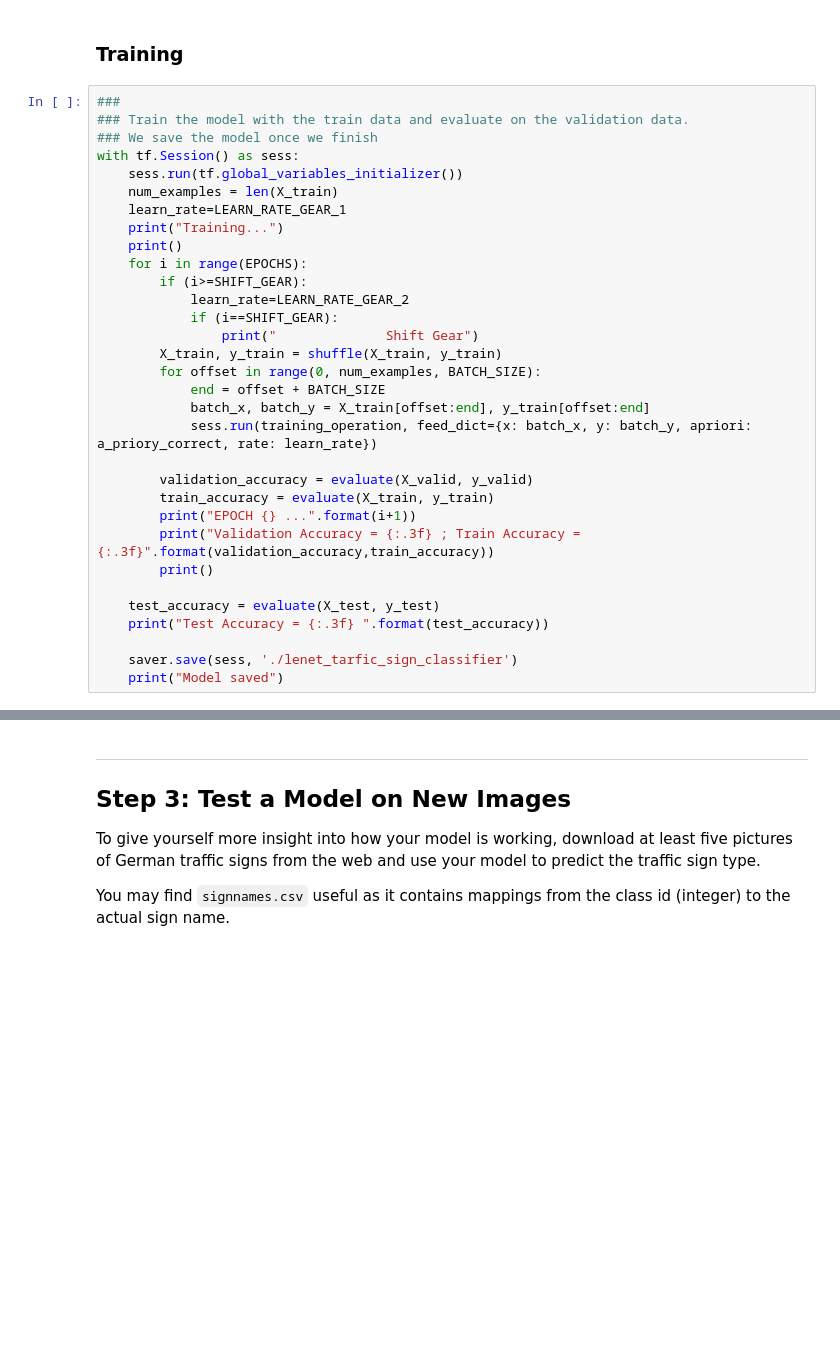
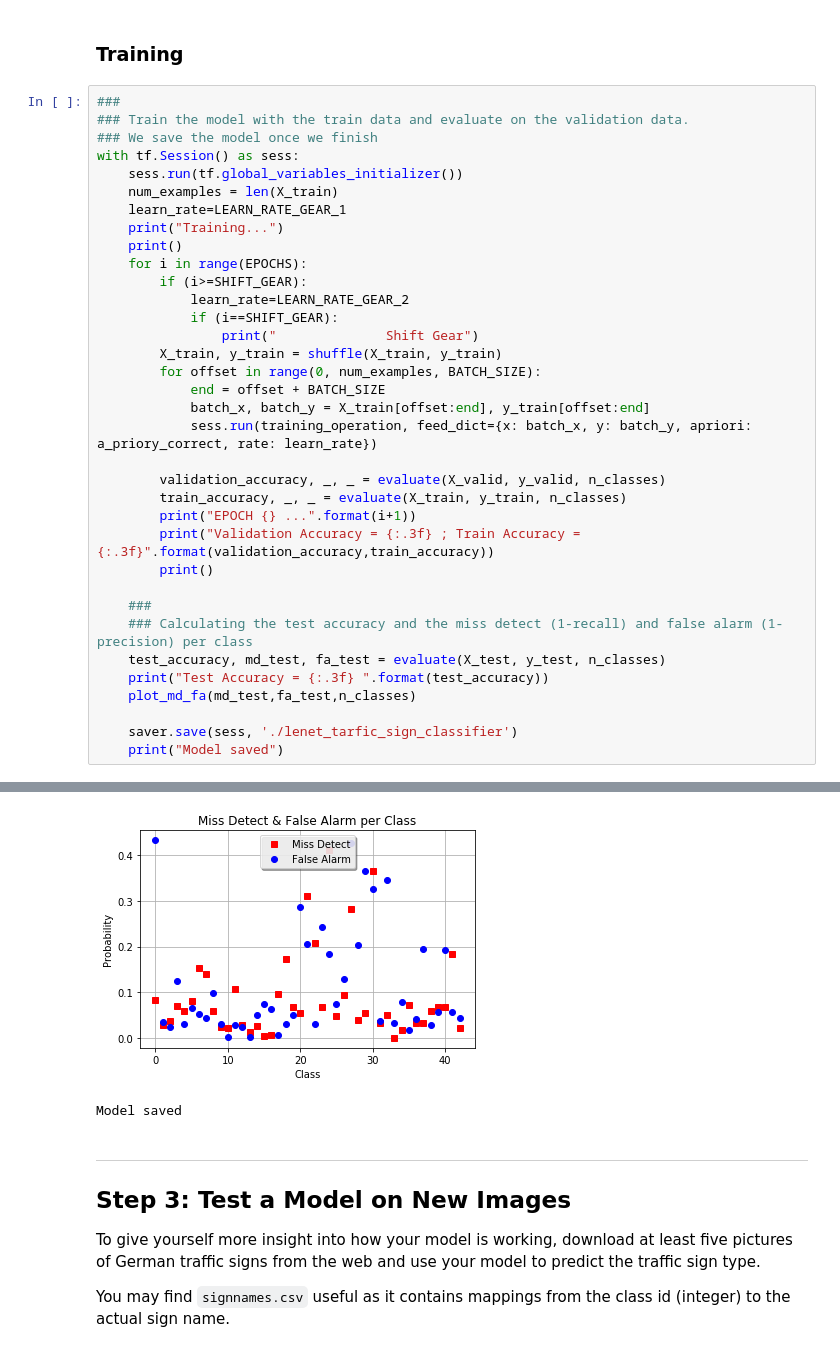
Before and after one commit to shayko18/CarND-Traffic-Sign-Classifier-Project, a Jupyter notebook: Traffic_Sign_Classifier.ipynb, the cells around one changed output, grey strips where cells are left out. Saved outputs shown, nothing was run; the diff lists cells and outputs as text; blank space fills up the shorter version.

Commit message:
Add miss detect and false alarm prob

```diff
--- a/Traffic_Sign_Classifier.ipynb
+++ b/Traffic_Sign_Classifier.ipynb
@@ -529,14 +599,17 @@ with tf.Session() as sess:
             batch_x, batch_y = X_train[offset:end], y_train[offset:end]
             sess.run(training_operation, feed_dict={x: batch_x, y: batch_y, apriori: a_priory_correct, rate: learn_rate})
 
-        validation_accuracy = evaluate(X_valid, y_valid)
-        train_accuracy = evaluate(X_train, y_train)
+        validation_accuracy, _, _ = evaluate(X_valid, y_valid, n_classes)
+        train_accuracy, _, _ = evaluate(X_train, y_train, n_classes)
         print("EPOCH {} ...".format(i+1))
         print("Validation Accuracy = {:.3f} ; Train Accuracy = {:.3f}".format(validation_accuracy,train_accuracy))
         print()
 
-    test_accuracy = evaluate(X_test, y_test)
+    ###
+    ### Calculating the test accuracy and the miss detect (1-recall) and false alarm (1-precision) per class
+    test_accuracy, md_test, fa_test = evaluate(X_test, y_test, n_classes)
     print("Test Accuracy = {:.3f} ".format(test_accuracy))
+    plot_md_fa(md_test,fa_test,n_classes)
 
     saver.save(sess, './lenet_tarfic_sign_classifier')
     print("Model saved")
@@ -561,3 +634,5 @@ Model saved
+[figure, added]
+Model saved
 # %% [markdown]
 ---
 
```
Also changed, not shown: parts of 9 cells of this notebook, 8 other files.
